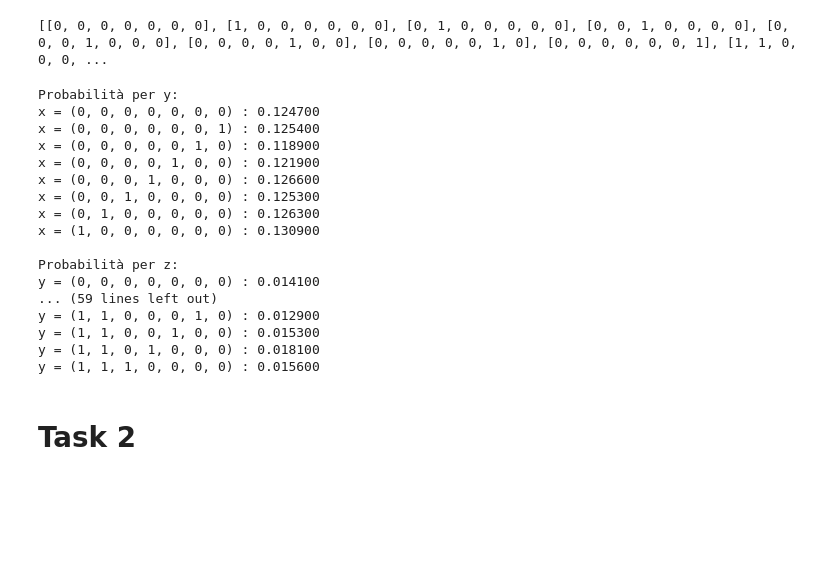
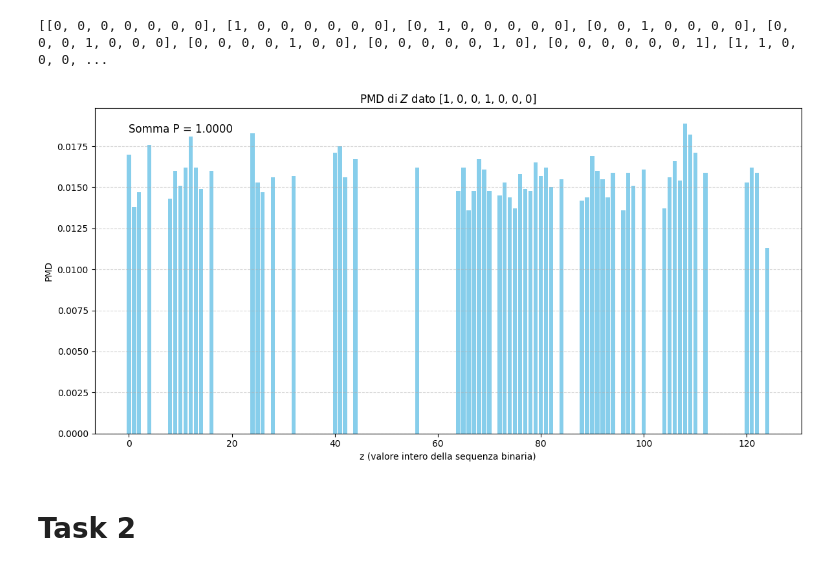
Before and after one commit to Massimo-Vettorello/Lab2I-S, a Jupyter notebook: sudormrf.ipynb, the cells around one changed output. Cells and saved outputs as stored; diff of their text form; code cells hidden in the pictures; blank space fills up the shorter version.

```diff
--- a/sudormrf.ipynb
+++ b/sudormrf.ipynb
@@ -103,30 +123,48 @@ x_probabilities, y_probabilities = divide_probabilities(probabilities)
-# %%
-# Stampa le probabilità ordinate per x e y
-print("Probabilità per y:")
-for x_val, joint_prob in x_probabilities.items():
-    print(f"x = {x_val} : {joint_prob:.6f}")
-
-print("\nProbabilità per z:")
-for y_val, joint_prob in y_probabilities.items():
-    print(f"y = {y_val} : {joint_prob:.6f}")
-# %% [output]
-Probabilità per y:
-x = (0, 0, 0, 0, 0, 0, 0) : 0.124700
-x = (0, 0, 0, 0, 0, 0, 1) : 0.125400
-x = (0, 0, 0, 0, 0, 1, 0) : 0.118900
-x = (0, 0, 0, 0, 1, 0, 0) : 0.121900
-x = (0, 0, 0, 1, 0, 0, 0) : 0.126600
-x = (0, 0, 1, 0, 0, 0, 0) : 0.125300
-x = (0, 1, 0, 0, 0, 0, 0) : 0.126300
-x = (1, 0, 0, 0, 0, 0, 0) : 0.130900
-
-Probabilità per z:
-y = (0, 0, 0, 0, 0, 0, 0) : 0.014100
-... (59 lines left out)
-y = (1, 1, 0, 0, 0, 1, 0) : 0.012900
-y = (1, 1, 0, 0, 1, 0, 0) : 0.015300
-y = (1, 1, 0, 1, 0, 0, 0) : 0.018100
-y = (1, 1, 1, 0, 0, 0, 0) : 0.015600
+# %%
+def plot_pmd_given_symbol_bits(z_probabilities, x=[1, 0, 0, 1, 0, 0, 0]):
+    #print("Tipo di z_probabilities:", type(z_probabilities))
+    #print("Esempio contenuto:", list(z_probabilities.items())[:5])
+
+    z_values = []
+    probabilities = []
+
+    for z_tuple, prob in z_probabilities.items():
+        if isinstance(z_tuple, tuple) and isinstance(prob, (int, float)):
+            # Converti la tupla binaria in intero
+            z_int = int(''.join(map(str, z_tuple)), 2)
+            z_values.append(z_int)
+            probabilities.append(prob)
+        else:
+            print("⚠️ Salto coppia non valida:", z_tuple, prob)
+
+    z_values = np.array(z_values)
+    probabilities = np.array(probabilities)
+
+    # Ordina i dati per z intero
+    sorted_indices = np.argsort(z_values)
+    z_values = z_values[sorted_indices]
+    probabilities = probabilities[sorted_indices]
+
+    # Plot
+    plt.figure(figsize=(12, 6))
+    plt.bar(z_values, probabilities, color='skyblue')
+    plt.xlabel("z (valore intero della sequenza binaria)")
+    plt.ylabel("PMD")
+    plt.title(f'PMD di $Z$ dato {x}')
+    plt.grid(axis='y', linestyle='--', alpha=0.5)
+
+    # Somma delle probabilità in alto a sinistra
+    plt.text(0.01, max(probabilities), f"Somma P = {np.sum(probabilities):.4f}",
+             fontsize=12, verticalalignment='top', horizontalalignment='left')
+
+    plt.tight_layout()
+    plt.show()
+
+x = [1, 0, 0, 1, 0, 0, 0]
+# %%
+plot_pmd_given_symbol_bits(z_probabilities)
+# %% [output]
+[figure, added]
 # %% [markdown]
 # Task 2
 # %%
```
Also changed, not shown: parts of 54 cells of this notebook.
